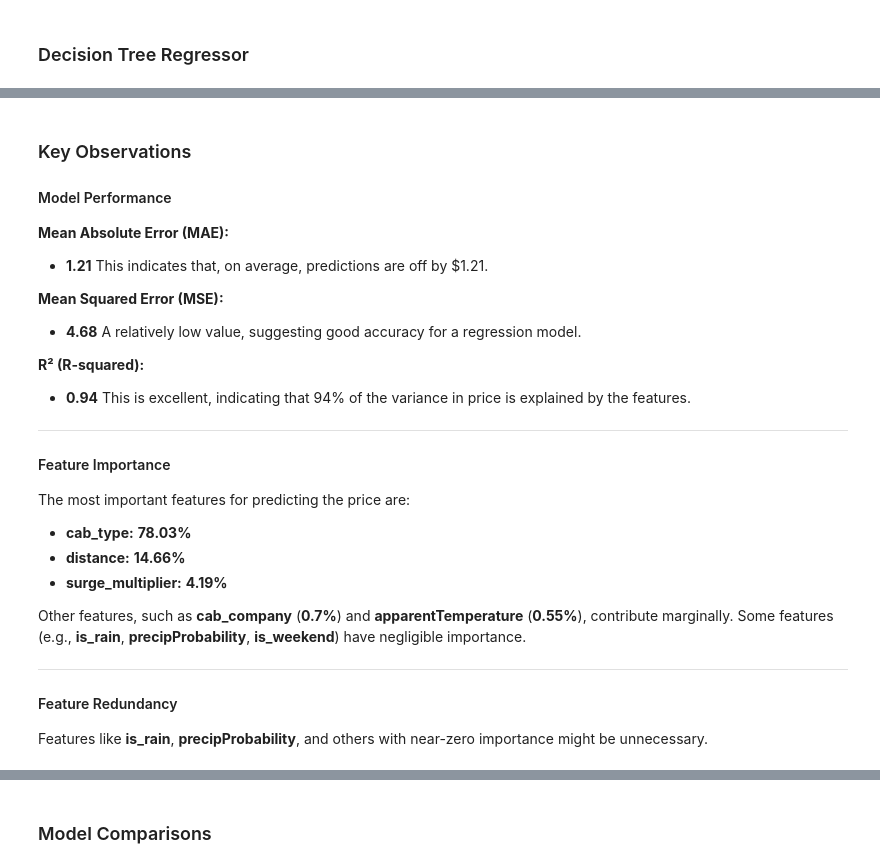
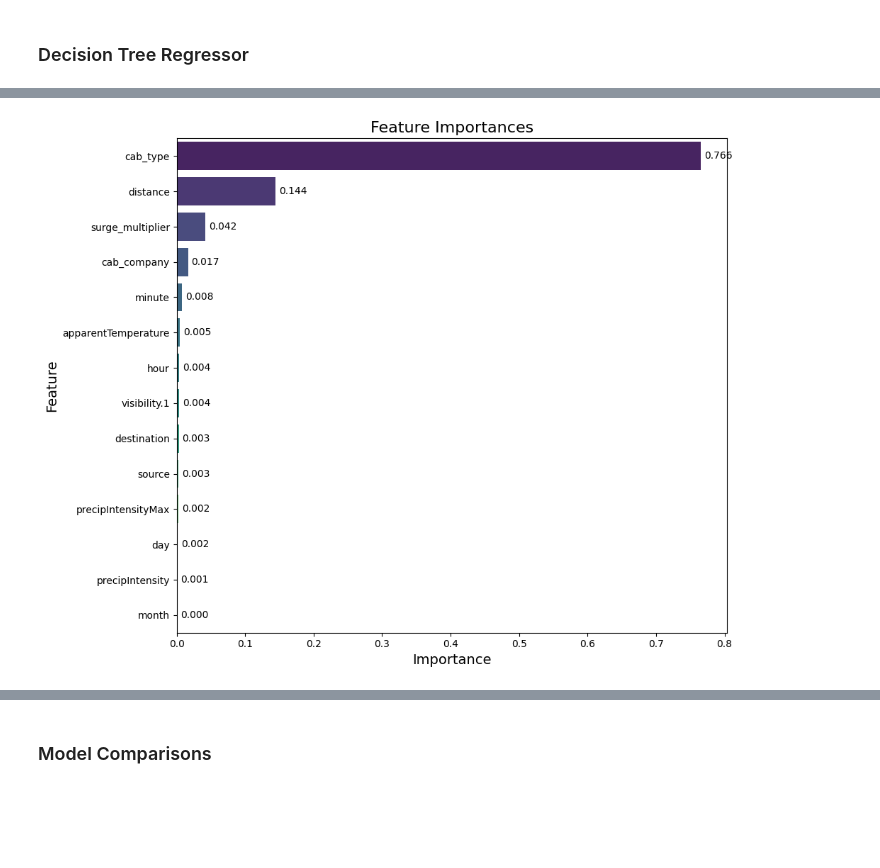
Before and after one commit to MrMalfunction/CS66220-Project, a Jupyter notebook: DMT Project Group Primrose.ipynb, the cells around one changed output, grey strips where cells are left out. Saved outputs shown, nothing was run; the diff lists cells and outputs as text; code cells hidden in the pictures; blank space fills up the shorter version.

```diff
--- a/DMT Project Group Primrose.ipynb
+++ b/DMT Project Group Primrose.ipynb
@@ -721,34 +702,21 @@ Feature Importances:
-# %% [markdown]
-### Key Observations
-
-#### Model Performance
-
-**Mean Absolute Error (MAE):**
-- **1.21**
-  This indicates that, on average, predictions are off by $1.21.
-
-**Mean Squared Error (MSE):**
-- **4.68**
-  A relatively low value, suggesting good accuracy for a regression model.
-
-**R² (R-squared):**
-- **0.94**
-  This is excellent, indicating that 94% of the variance in price is explained by the features.
-
----
-
-#### Feature Importance
-
-The most important features for predicting the price are:
-- **cab_type:** **78.03%**
-- **distance:** **14.66%**
-- **surge_multiplier:** **4.19%**
-
-Other features, such as **cab_company** (**0.7%**) and **apparentTemperature** (**0.55%**), contribute marginally.
-Some features (e.g., **is_rain**, **precipProbability**, **is_weekend**) have negligible importance.
-
----
-
-#### Feature Redundancy
-
-Features like **is_rain**, **precipProbability**, and others with near-zero importance might be unnecessary.
+# %%
+plt.figure(figsize=(10, 8))
+sns.barplot(
+    x=feature_importances['Importance'],
+    y=feature_importances['Feature'],
+    palette='viridis',
+    hue=feature_importances['Feature'],
+    dodge=False,
+    legend=False
+)
+plt.title("Feature Importances", fontsize=16)
+plt.xlabel("Importance", fontsize=14)
+plt.ylabel("Feature", fontsize=14)
+# Add annotations to each bar
+for i, v in enumerate(feature_importances['Importance']):
+    plt.text(v + 0.005, i, f"{v:.3f}", va='center', fontsize=10)
+
+plt.tight_layout()
+plt.show()
+# %% [output]
+[figure, added]
```
Also changed, not shown: parts of 23 cells of this notebook.
